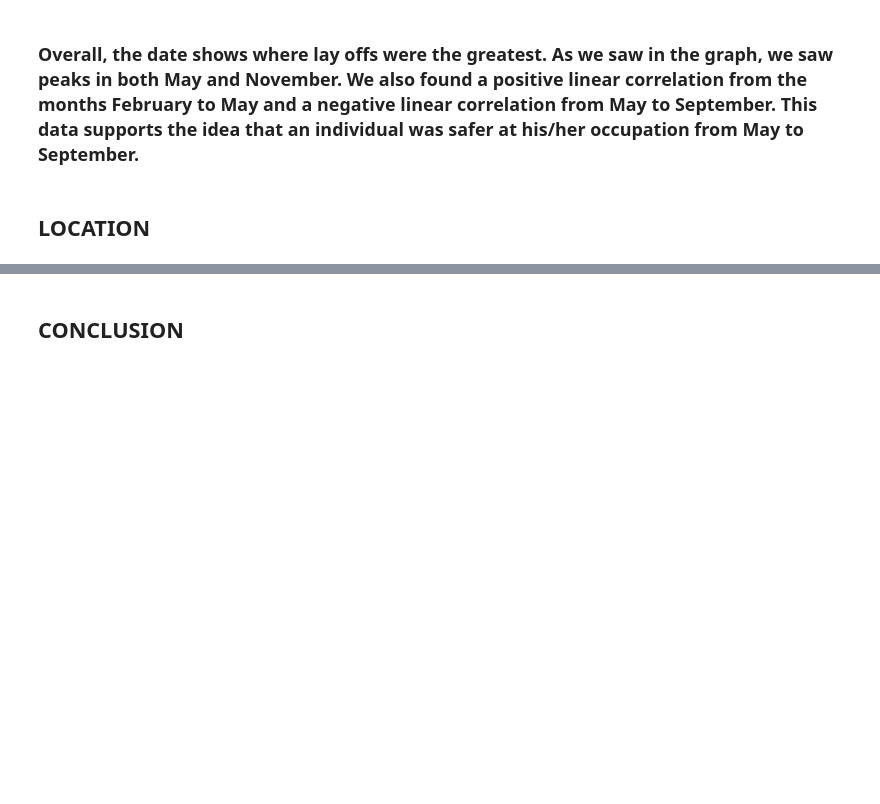
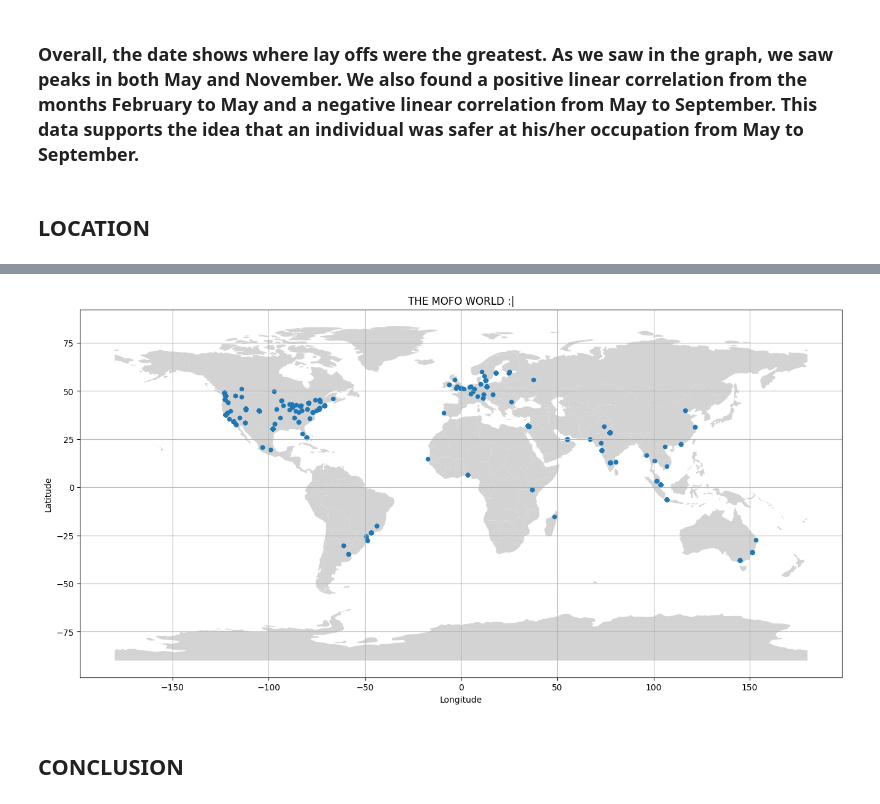
Before and after one commit to Willyang1379/2022-Business-Layoff-Analysis, a Jupyter notebook: 2022 Business Layoff Analysis.ipynb, the cells around one changed output, grey strips where cells are left out. Cells and saved outputs as stored; diff of their text form; code cells hidden in the pictures; blank space fills up the shorter version.

```diff
--- a/2022 Business Layoff Analysis.ipynb
+++ b/2022 Business Layoff Analysis.ipynb
@@ -392,3 +392,29 @@ P-value: 0.021625
 # Goal: try to create what prject 4 did with the map and creating those markers.
 # Might have to parse through the location column and create longitude and lat coordinates for each data.
 # Might be better to do it only in the U.S. Then, just draw some conclusions about the safest location to join
+from geopy.geocoders import Nominatim
+geolocator = Nominatim(user_agent='jwendlan')
+unique_locs = np.unique(data['Location'].to_numpy())
+# print(unique_locs)
+# location = geolocator.geocode('Amsterdam')
+# print(location.latitude, location.longitude)
+locations = {}
+bad = []
+for loc in unique_locs:
+    l_info = geolocator.geocode(loc)
+    if l_info != None:
+        locations[loc] = l_info
+    else:
+        bad.append(loc)
+# %%
+locations['Ferdericton'] = geolocator.geocode('Fredericton')
+locations['Shenzen'] = geolocator.geocode('Shenzhen')
+location_df = data.copy()
+
+location_df['Latitude'] = 0.0
+location_df['Longitude'] = 0.0
+for ind in location_df.index:
+    loc = locations[location_df['Location'][ind]]
+    location_df['Latitude'][ind] = loc.latitude
+    location_df['Longitude'][ind] = loc.longitude
+location_df.head()
@@ -395,3 +428,14 @@ P-value: 0.021625
+# %%
+import geopandas as gpd
+countries = gpd.read_file(gpd.datasets.get_path('naturalearth_lowres'))
+usa_df = location_df[location_df['Country'] == 'United States']
+fig, ax = plt.subplots(figsize=(16,10))
+countries.plot(color='lightgrey', ax=ax)
+location_df.plot(x='Longitude', y='Latitude', kind='scatter', ax=ax, title='THE MOFO WORLD :|')
+ax.grid(b=True, alpha=0.9)
+plt.show()
+# %% [output]
+[figure, added]
 # %% [markdown]
 ## CONCLUSION
 # %%
```
Also changed, not shown: parts of 1 cell of this notebook.
